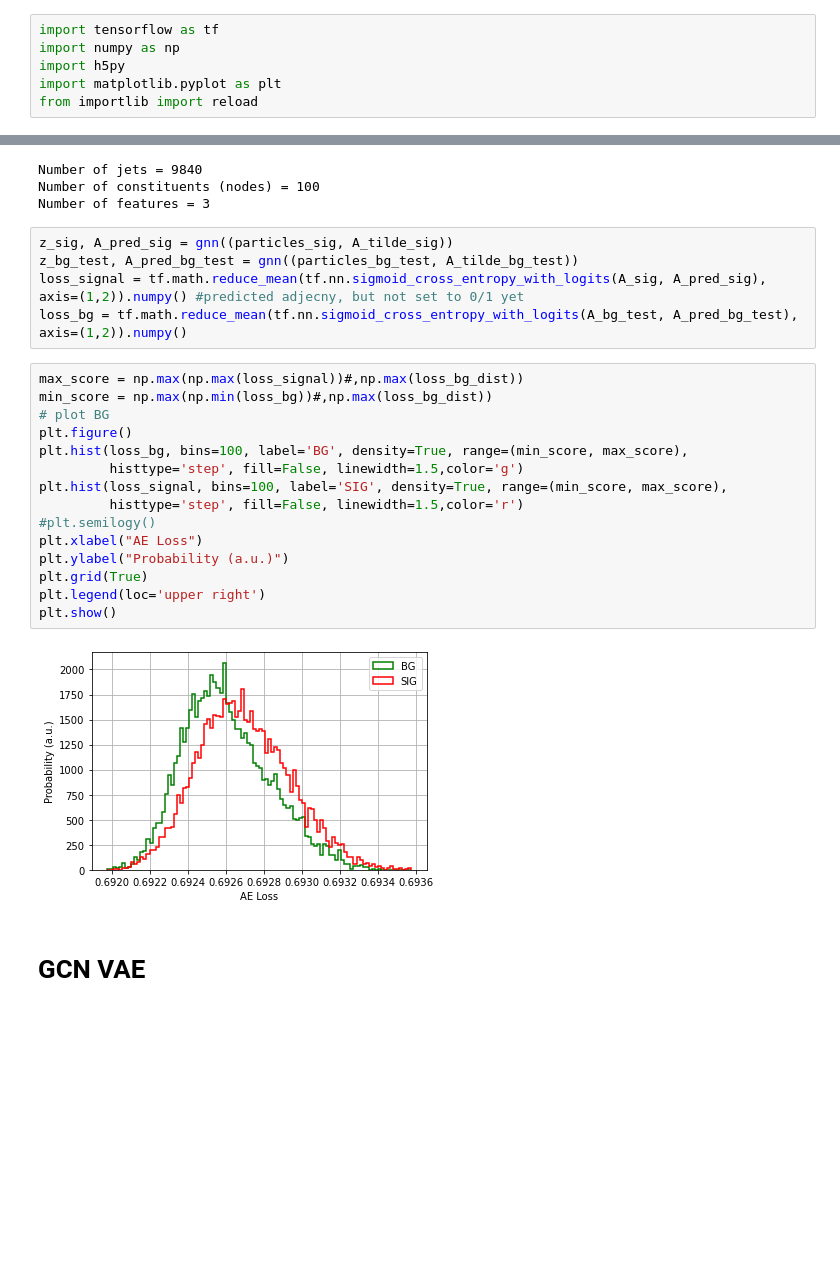
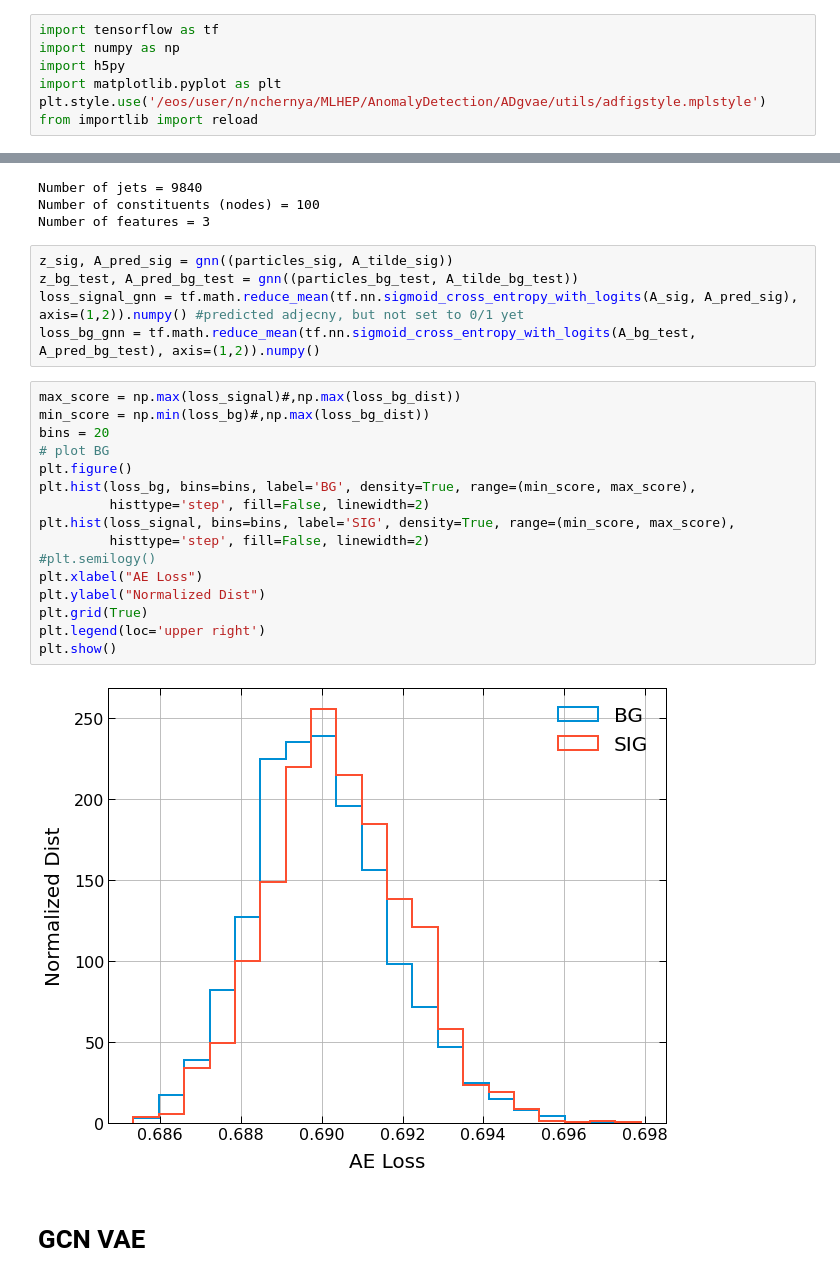
Before and after one commit to nadya-chernyavskaya/ADgvae, a Jupyter notebook: GCN_VAE.ipynb, the cells around one changed output, grey strips where cells are left out. Cells and saved outputs as stored; diff of their text form; blank space fills up the shorter version.

```diff
--- a/GCN_VAE.ipynb
+++ b/GCN_VAE.ipynb
@@ -3,6 +3,7 @@ import tensorflow as tf
 import numpy as np
 import h5py
 import matplotlib.pyplot as plt
+plt.style.use('/eos/user/n/nchernya/MLHEP/AnomalyDetection/ADgvae/utils/adfigstyle.mplstyle')
 from importlib import reload
 # %%
 import models.models as models
@@ -106,25 +104,26 @@ Number of features = 3
 # %%
 z_sig, A_pred_sig = gnn((particles_sig, A_tilde_sig))
 z_bg_test, A_pred_bg_test = gnn((particles_bg_test, A_tilde_bg_test))
-loss_signal = tf.math.reduce_mean(tf.nn.sigmoid_cross_entropy_with_logits(A_sig, A_pred_sig), axis=(1,2)).numpy() #predicted adjecny, but not set to 0/1 yet
-loss_bg = tf.math.reduce_mean(tf.nn.sigmoid_cross_entropy_with_logits(A_bg_test, A_pred_bg_test), axis=(1,2)).numpy()
+loss_signal_gnn = tf.math.reduce_mean(tf.nn.sigmoid_cross_entropy_with_logits(A_sig, A_pred_sig), axis=(1,2)).numpy() #predicted adjecny, but not set to 0/1 yet
+loss_bg_gnn = tf.math.reduce_mean(tf.nn.sigmoid_cross_entropy_with_logits(A_bg_test, A_pred_bg_test), axis=(1,2)).numpy()
 # %%
-max_score = np.max(np.max(loss_signal))#,np.max(loss_bg_dist))
-min_score = np.max(np.min(loss_bg))#,np.max(loss_bg_dist))
+max_score = np.max(loss_signal)#,np.max(loss_bg_dist))
+min_score = np.min(loss_bg)#,np.max(loss_bg_dist))
+bins = 20
 # plot BG
 plt.figure()
-plt.hist(loss_bg, bins=100, label='BG', density=True, range=(min_score, max_score),
-         histtype='step', fill=False, linewidth=1.5,color='g')
-plt.hist(loss_signal, bins=100, label='SIG', density=True, range=(min_score, max_score),
-         histtype='step', fill=False, linewidth=1.5,color='r')
+plt.hist(loss_bg, bins=bins, label='BG', density=True, range=(min_score, max_score),
+         histtype='step', fill=False, linewidth=2)
+plt.hist(loss_signal, bins=bins, label='SIG', density=True, range=(min_score, max_score),
+         histtype='step', fill=False, linewidth=2)
 #plt.semilogy()
 plt.xlabel("AE Loss")
-plt.ylabel("Probability (a.u.)")
+plt.ylabel("Normalized Dist")
 plt.grid(True)
 plt.legend(loc='upper right')
 plt.show()
 # %% [output]
-[figure, old version]
+[figure, new version]
 # %% [markdown]
 # GCN VAE
 # %%
```
Also changed, not shown: parts of 16 cells of this notebook, 3 other files.
